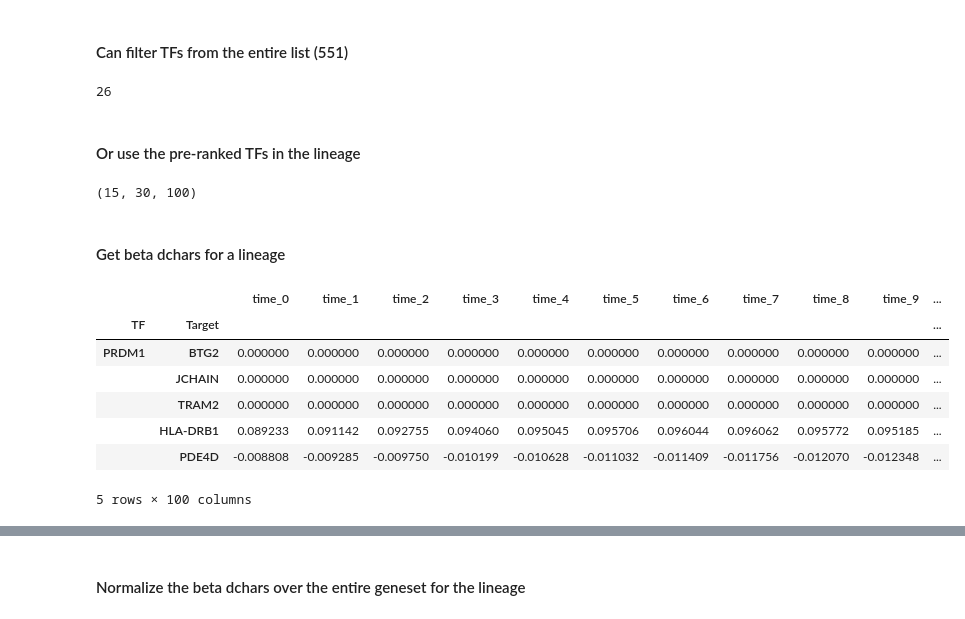
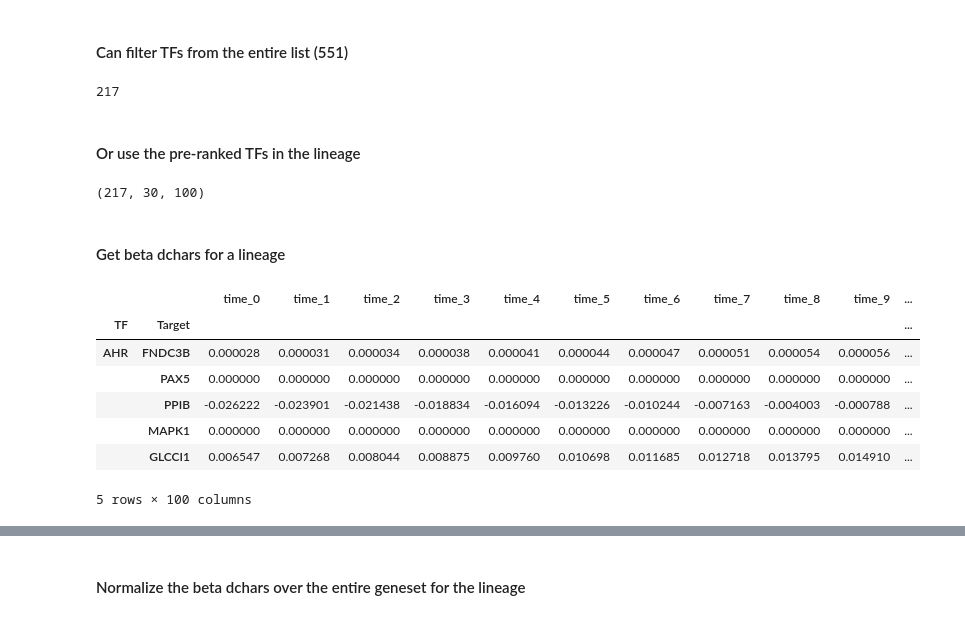
Before and after one commit to sachha-naksha/B_Cell_States, a Jupyter notebook: multiome_dynamic_regulation/py_scripts/analysis/global_grn_dynamics.ipynb, the cells around one changed output, grey strips where cells are left out. Saved outputs shown, nothing was run; the diff lists cells and outputs as text; code cells hidden in the pictures.

```diff
--- a/multiome_dynamic_regulation/py_scripts/analysis/global_grn_dynamics.ipynb
+++ b/multiome_dynamic_regulation/py_scripts/analysis/global_grn_dynamics.ipynb
@@ -331,7 +376,7 @@ Indices: {'ABL1': 69, 'ANAPC1': 385, 'ANAPC10': 386, 'ANAPC11': 387, 'ANAPC13':
 ## Expression dynamics of the genes
 # %%
 # get lcpm chars for these genes
-dcurve_pb, dtime_pb = compute_expression_regulation_curves(dictys_dynamic_object, start=0, stop=2, num=100, dist=0.0005, mode="expression")
+dcurve_pb, dtime_pb = compute_expression_regulation_curves(dictys_dynamic_object, start=1, stop=2, num=100, dist=0.0005, mode="expression")
 # slice the dcurve for the lf genes using gene names which are indices in pandas df
 lf_lcpm_dcurve_pb = dcurve_pb.loc[lf_genes]
 # get dchars for these genes
@@ -600,7 +648,7 @@ fig, gradients, ordered_genes = fig_clustered_expression_gradient_heatmap(
 # %% [markdown]
 #### Get subnetworks for the dynamic genes in PB lineage
 # %%
-pts, fsmooth = dictys_dynamic_object.linspace(0,2,100,0.0005)
+pts, fsmooth = dictys_dynamic_object.linspace(1,2,100,0.0005)
 stat1_net = fsmooth(stat.net(dictys_dynamic_object))
 stat1_netbin = stat.fbinarize(stat1_net,sparsity=0.01)
 stat1_x=stat.pseudotime(dictys_dynamic_object,pts)
@@ -630,7 +678,7 @@ display(subnetworks_bin.shape)
 # Calculate sparsity for each TF (across all genes and timepoints)
 TF_density = (subnetworks_bin != 0).mean(axis=(1, 2))
 # Keep TFs that are non-zero more than x% of the time
-TFs_to_keep = TF_density > 0.1
+TFs_to_keep = TF_density > 0.01
 TFs_to_keep_indices = np.where(TFs_to_keep)[0]
 
 # Get TF names
@@ -642,40 +690,40 @@ TFs_to_keep_gene_indices = [dictys_dynamic_object.nids[0][tf_idx] for tf_idx in
 kept_tf_names = [index_to_gene[idx] for idx in TFs_to_keep_gene_indices]
 print(len(kept_tf_names))
 # %% [output]
-26
+217
 # %% [markdown]
 #### Or use the pre-ranked TFs in the lineage
 # %%
 # Get the subnetworks for the kept TFs
-filtered_subnetworks = dnet[np.ix_(tf_indices_top_pb_tfs, dynamic_pb_genes_indices, range(dnet.shape[2]))]
+filtered_subnetworks = dnet[np.ix_(TFs_to_keep_indices, dynamic_pb_genes_indices, range(dnet.shape[2]))]
 display(filtered_subnetworks.shape)
 # %% [output]
-(15, 30, 100)
+(217, 30, 100)
 # %% [markdown]
 #### Get beta dchars for a lineage
 # %%
 # Create multi-index tuples (all combinations of TF-target pairs)
-index_tuples = [(tf, target) for tf in pb_top_tfs_list for target in dynamic_pb_genes]
+index_tuples = [(tf, target) for tf in kept_tf_names for target in dynamic_pb_genes]
 multi_index = pd.MultiIndex.from_tuples(index_tuples, names=['TF', 'Target'])
 # Reshape the subnetworks array to 2D (pairs × time points)
 n_tfs, n_targets, n_times = filtered_subnetworks.shape
 reshaped_data = filtered_subnetworks.reshape(-1, n_times)
 
 # Create DataFrame with multi-index
 betas_dcurve_pb = pd.DataFrame(
     reshaped_data,
     index=multi_index,
     columns=[f'time_{i}' for i in range(n_times)]
 )
 display(betas_dcurve_pb.head())
 # %% [output]
 |  |  | time_0 | time_1 | time_2 | time_3 | time_4 | time_5 | time_6 | time_7 | time_8 | time_9 | ... |
 | TF | Target |  |  |  |  |  |  |  |  |  |  | ... |
-| PRDM1 | BTG2 | 0.000000 | 0.000000 | 0.000000 | 0.000000 | 0.000000 | 0.000000 | 0.000000 | 0.000000 | 0.000000 | 0.000000 | ... |
-|  | JCHAIN | 0.000000 | 0.000000 | 0.000000 | 0.000000 | 0.000000 | 0.000000 | 0.000000 | 0.000000 | 0.000000 | 0.000000 | ... |
-|  | TRAM2 | 0.000000 | 0.000000 | 0.000000 | 0.000000 | 0.000000 | 0.000000 | 0.000000 | 0.000000 | 0.000000 | 0.000000 | ... |
-|  | HLA-DRB1 | 0.089233 | 0.091142 | 0.092755 | 0.094060 | 0.095045 | 0.095706 | 0.096044 | 0.096062 | 0.095772 | 0.095185 | ... |
-|  | PDE4D | -0.008808 | -0.009285 | -0.009750 | -0.010199 | -0.010628 | -0.011032 | -0.011409 | -0.011756 | -0.012070 | -0.012348 | ... |
+| AHR | FNDC3B | 0.000028 | 0.000031 | 0.000034 | 0.000038 | 0.000041 | 0.000044 | 0.000047 | 0.000051 | 0.000054 | 0.000056 | ... |
+|  | PAX5 | 0.000000 | 0.000000 | 0.000000 | 0.000000 | 0.000000 | 0.000000 | 0.000000 | 0.000000 | 0.000000 | 0.000000 | ... |
+|  | PPIB | -0.026222 | -0.023901 | -0.021438 | -0.018834 | -0.016094 | -0.013226 | -0.010244 | -0.007163 | -0.004003 | -0.000788 | ... |
+|  | MAPK1 | 0.000000 | 0.000000 | 0.000000 | 0.000000 | 0.000000 | 0.000000 | 0.000000 | 0.000000 | 0.000000 | 0.000000 | ... |
+|  | GLCCI1 | 0.006547 | 0.007268 | 0.008044 | 0.008875 | 0.009760 | 0.010698 | 0.011685 | 0.012718 | 0.013795 | 0.014910 | ... |
 5 rows × 100 columns
 # %%
 import pandas as pd
```
Also changed, not shown: parts of 43 cells of this notebook, 1 other file.
